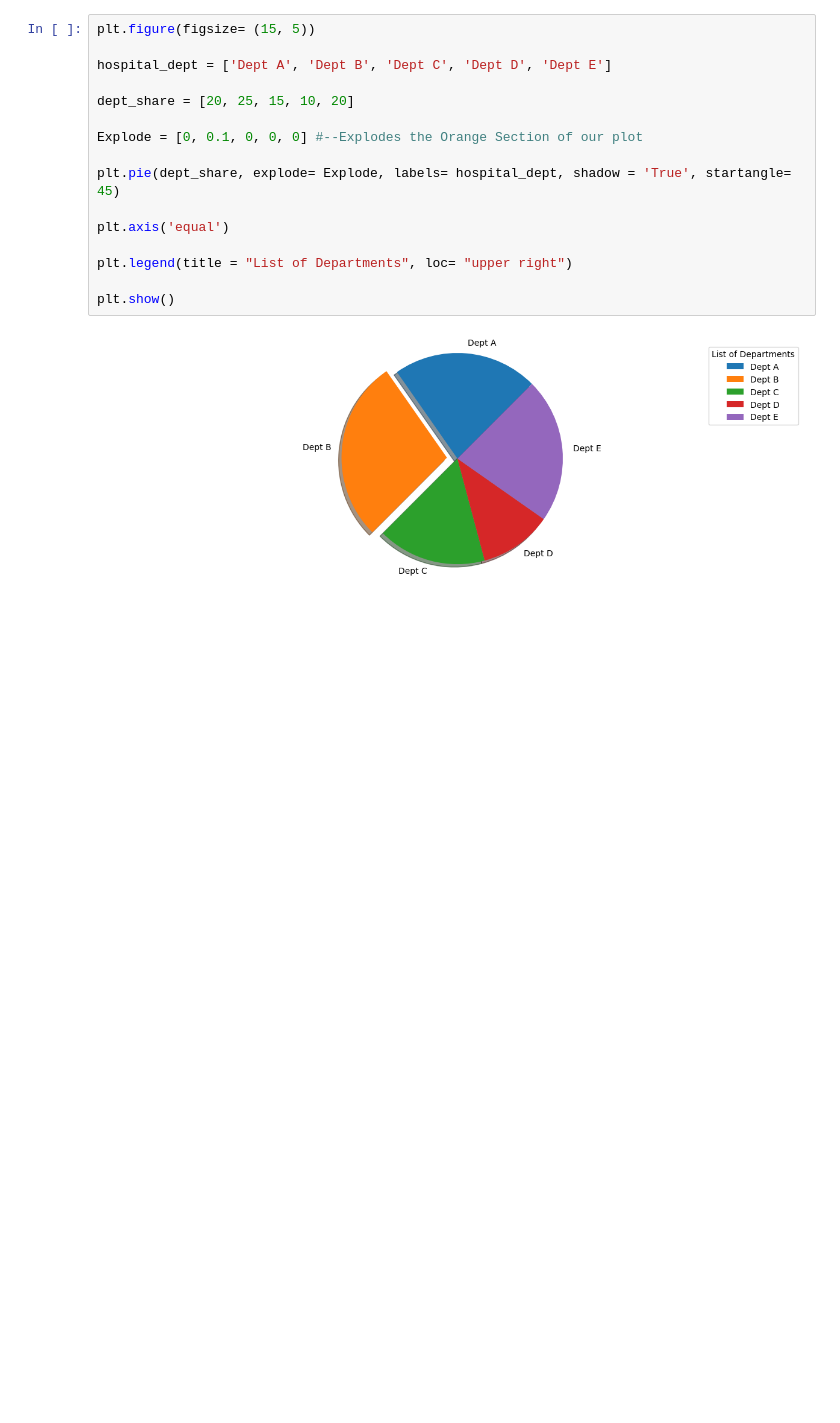
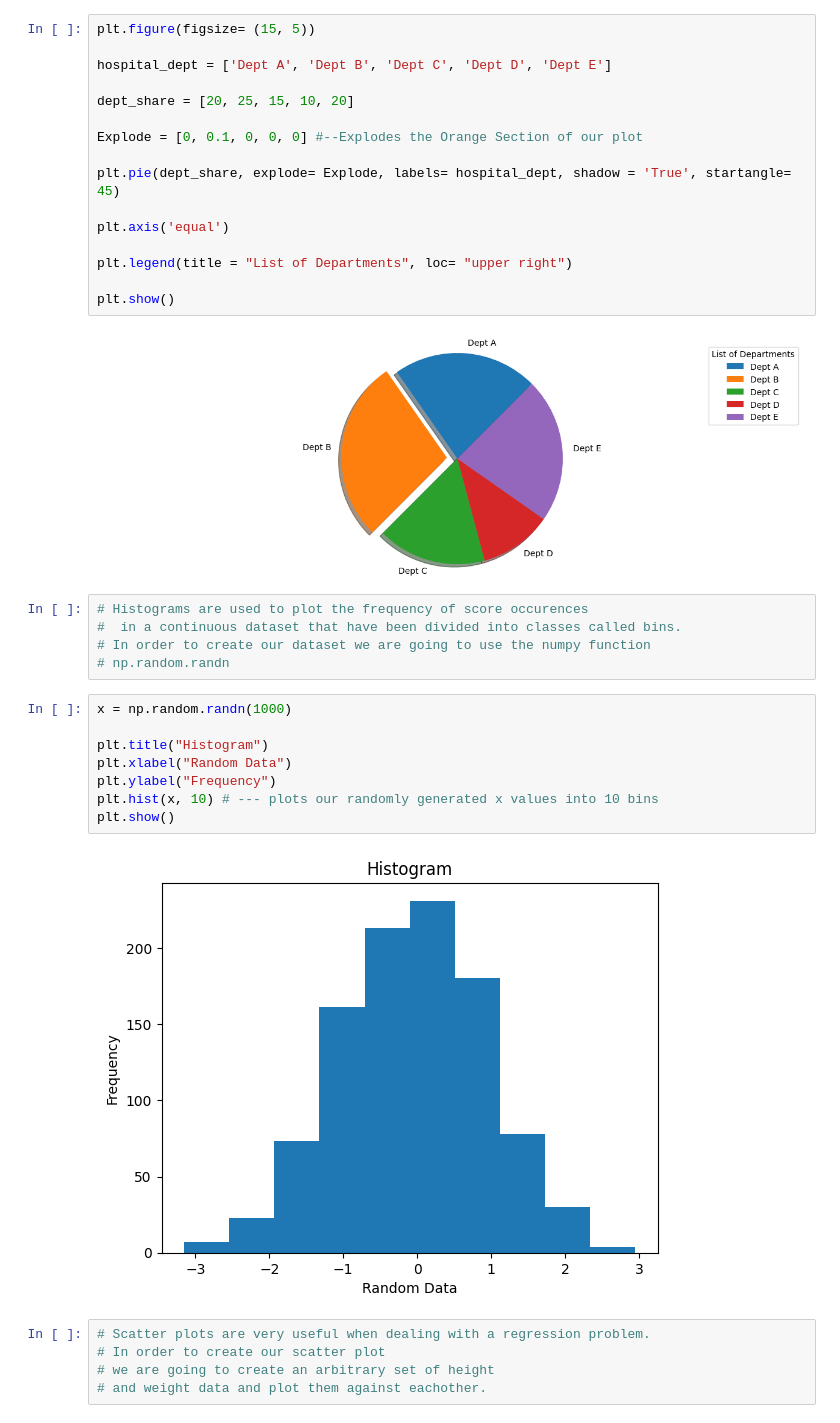
Before and after one commit to gr8bipin/python_basics_finance, a Jupyter notebook: matplotlib_for_python.ipynb, the cells around one changed output. Drawn from its saved outputs; the diff is of its cells as text; blank space fills up the shorter version.

```diff
--- a/matplotlib_for_python.ipynb
+++ b/matplotlib_for_python.ipynb
@@ -472,3 +472,23 @@ plt.legend(title = "List of Departments", loc= "upper right")
 plt.show()
 # %% [output]
 [figure]
+# %%
+# Histograms are used to plot the frequency of score occurences
+#  in a continuous dataset that have been divided into classes called bins.
+# In order to create our dataset we are going to use the numpy function
+# np.random.randn
+# %%
+x = np.random.randn(1000)
+
+plt.title("Histogram")
+plt.xlabel("Random Data")
+plt.ylabel("Frequency")
+plt.hist(x, 10) # --- plots our randomly generated x values into 10 bins
+plt.show()
+# %% [output]
+[figure, added]
+# %%
+# Scatter plots are very useful when dealing with a regression problem.
+# In order to create our scatter plot
+# we are going to create an arbitrary set of height
+# and weight data and plot them against eachother.
```
Also changed, not shown: parts of 6 cells of this notebook.
